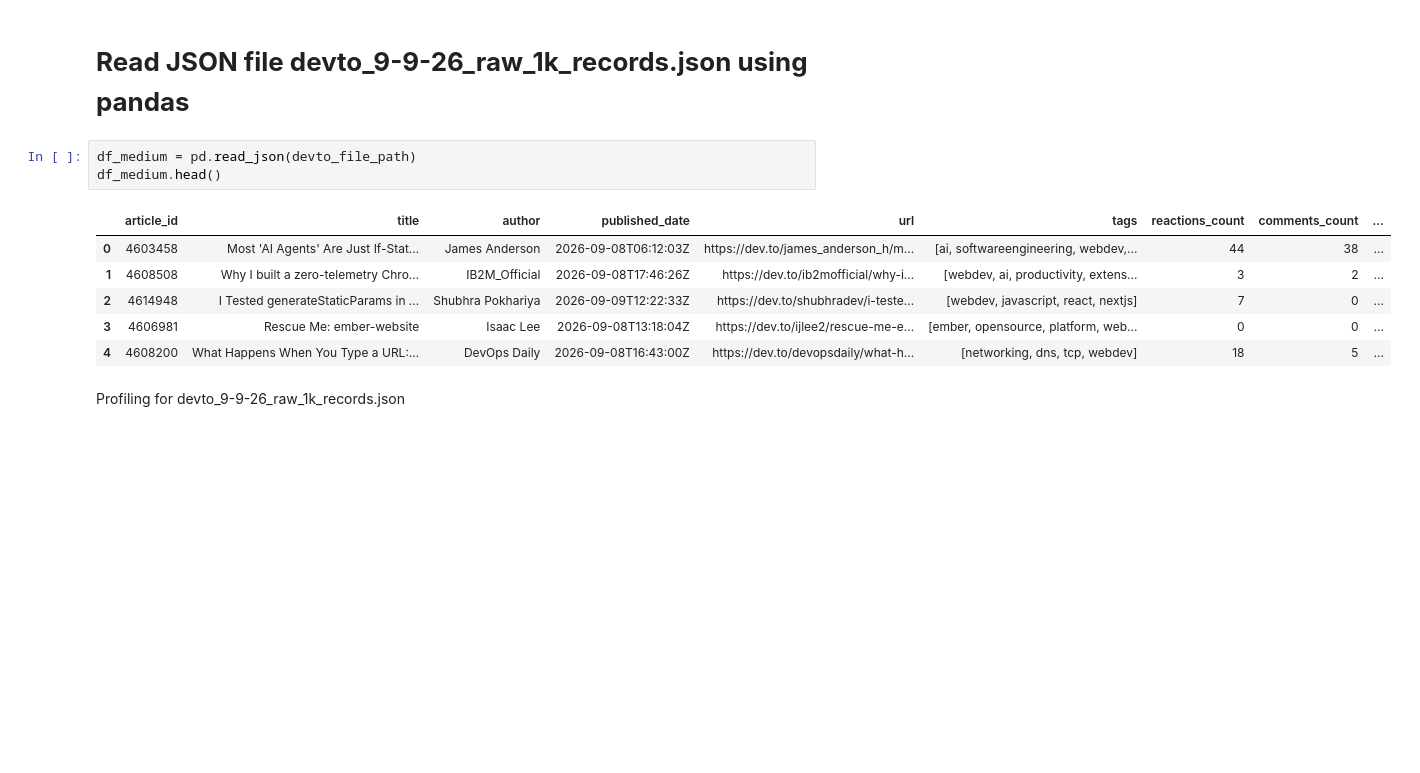
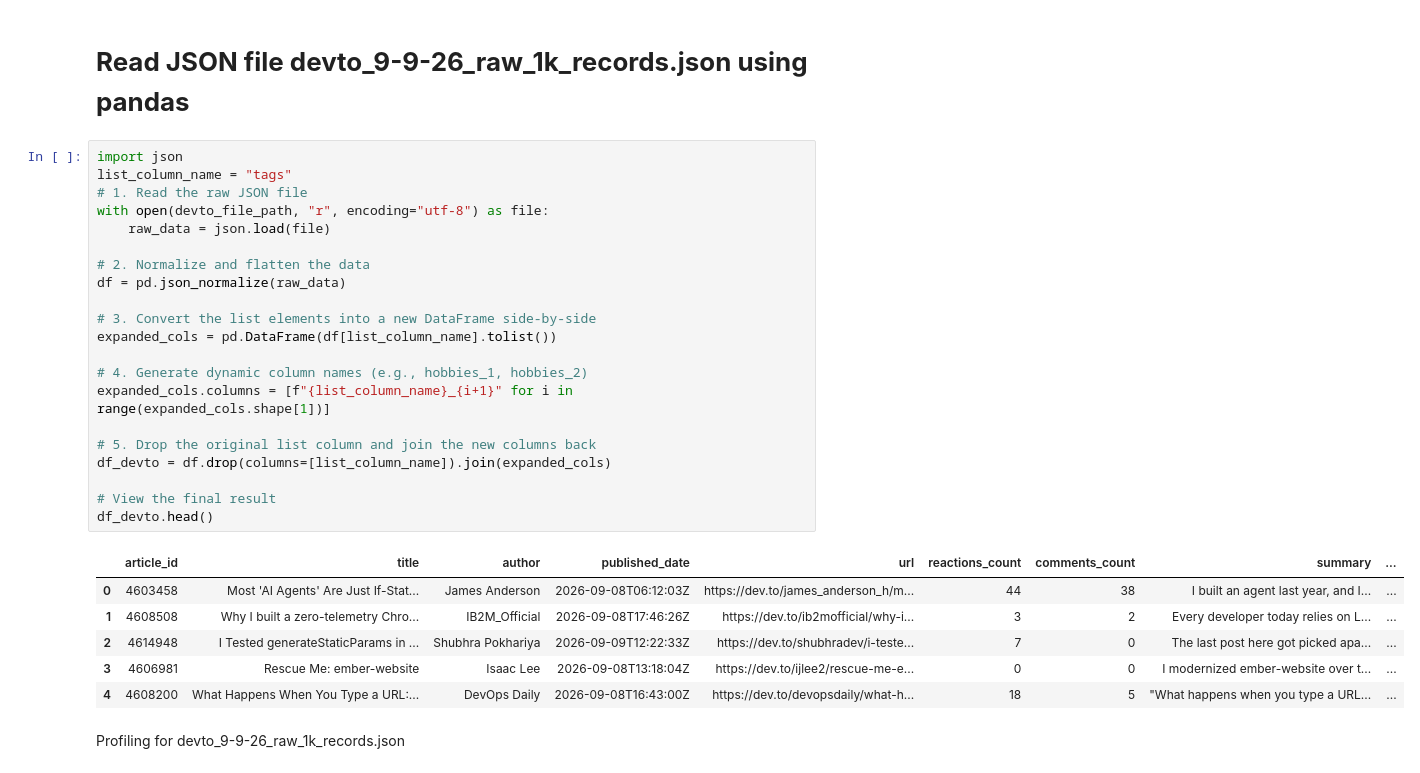
Before and after one commit to AzamAlzahrani/FOMOless, a Jupyter notebook: notebooks/02_profile_clean.ipynb, the cells around one changed output. Drawn from its saved outputs; the diff is of its cells as text; blank space fills up the shorter version.

Commit message:
added normalize to devto source

```diff
--- a/notebooks/02_profile_clean.ipynb
+++ b/notebooks/02_profile_clean.ipynb
@@ -34,15 +34,33 @@ def profile_data(df, source_name="Dataset"):
 # %% [markdown]
 # **Read JSON file devto_9-9-26_raw_1k_records.json using pandas**
 # %%
-df_medium = pd.read_json(devto_file_path)
-df_medium.head()
+import json
+list_column_name = "tags"
+# 1. Read the raw JSON file
+with open(devto_file_path, "r", encoding="utf-8") as file:
+    raw_data = json.load(file)
+
+# 2. Normalize and flatten the data
+df = pd.json_normalize(raw_data)
+
+# 3. Convert the list elements into a new DataFrame side-by-side
+expanded_cols = pd.DataFrame(df[list_column_name].tolist())
+
+# 4. Generate dynamic column names (e.g., hobbies_1, hobbies_2)
+expanded_cols.columns = [f"{list_column_name}_{i+1}" for i in range(expanded_cols.shape[1])]
+
+# 5. Drop the original list column and join the new columns back
+df_devto = df.drop(columns=[list_column_name]).join(expanded_cols)
+
+# View the final result
+df_devto.head()
 # %% [output]
-|  | article_id | title | author | published_date | url | tags | reactions_count | comments_count | ... |
-| 0 | 4603458 | Most 'AI Agents' Are Just If-Stat... | James Anderson | 2026-09-08T06:12:03Z | https://dev.to/james_anderson_h/m... | [ai, softwareengineering, webdev,... | 44 | 38 | ... |
-| 1 | 4608508 | Why I built a zero-telemetry Chro... | IB2M_Official | 2026-09-08T17:46:26Z | https://dev.to/ib2mofficial/why-i... | [webdev, ai, productivity, extens... | 3 | 2 | ... |
-| 2 | 4614948 | I Tested generateStaticParams in ... | Shubhra Pokhariya | 2026-09-09T12:22:33Z | https://dev.to/shubhradev/i-teste... | [webdev, javascript, react, nextjs] | 7 | 0 | ... |
-| 3 | 4606981 | Rescue Me: ember-website | Isaac Lee | 2026-09-08T13:18:04Z | https://dev.to/ijlee2/rescue-me-e... | [ember, opensource, platform, web... | 0 | 0 | ... |
-| 4 | 4608200 | What Happens When You Type a URL:... | DevOps Daily | 2026-09-08T16:43:00Z | https://dev.to/devopsdaily/what-h... | [networking, dns, tcp, webdev] | 18 | 5 | ... |
+|  | article_id | title | author | published_date | url | reactions_count | comments_count | summary | ... |
+| 0 | 4603458 | Most 'AI Agents' Are Just If-Stat... | James Anderson | 2026-09-08T06:12:03Z | https://dev.to/james_anderson_h/m... | 44 | 38 | I built an agent last year, and I... | ... |
+| 1 | 4608508 | Why I built a zero-telemetry Chro... | IB2M_Official | 2026-09-08T17:46:26Z | https://dev.to/ib2mofficial/why-i... | 3 | 2 | Every developer today relies on L... | ... |
+| 2 | 4614948 | I Tested generateStaticParams in ... | Shubhra Pokhariya | 2026-09-09T12:22:33Z | https://dev.to/shubhradev/i-teste... | 7 | 0 | The last post here got picked apa... | ... |
+| 3 | 4606981 | Rescue Me: ember-website | Isaac Lee | 2026-09-08T13:18:04Z | https://dev.to/ijlee2/rescue-me-e... | 0 | 0 | I modernized ember-website over t... | ... |
+| 4 | 4608200 | What Happens When You Type a URL:... | DevOps Daily | 2026-09-08T16:43:00Z | https://dev.to/devopsdaily/what-h... | 18 | 5 | "What happens when you type a URL... | ... |
 # %% [markdown]
 Profiling for devto_9-9-26_raw_1k_records.json
 # %%
```
Also changed, not shown: parts of 4 cells of this notebook.
